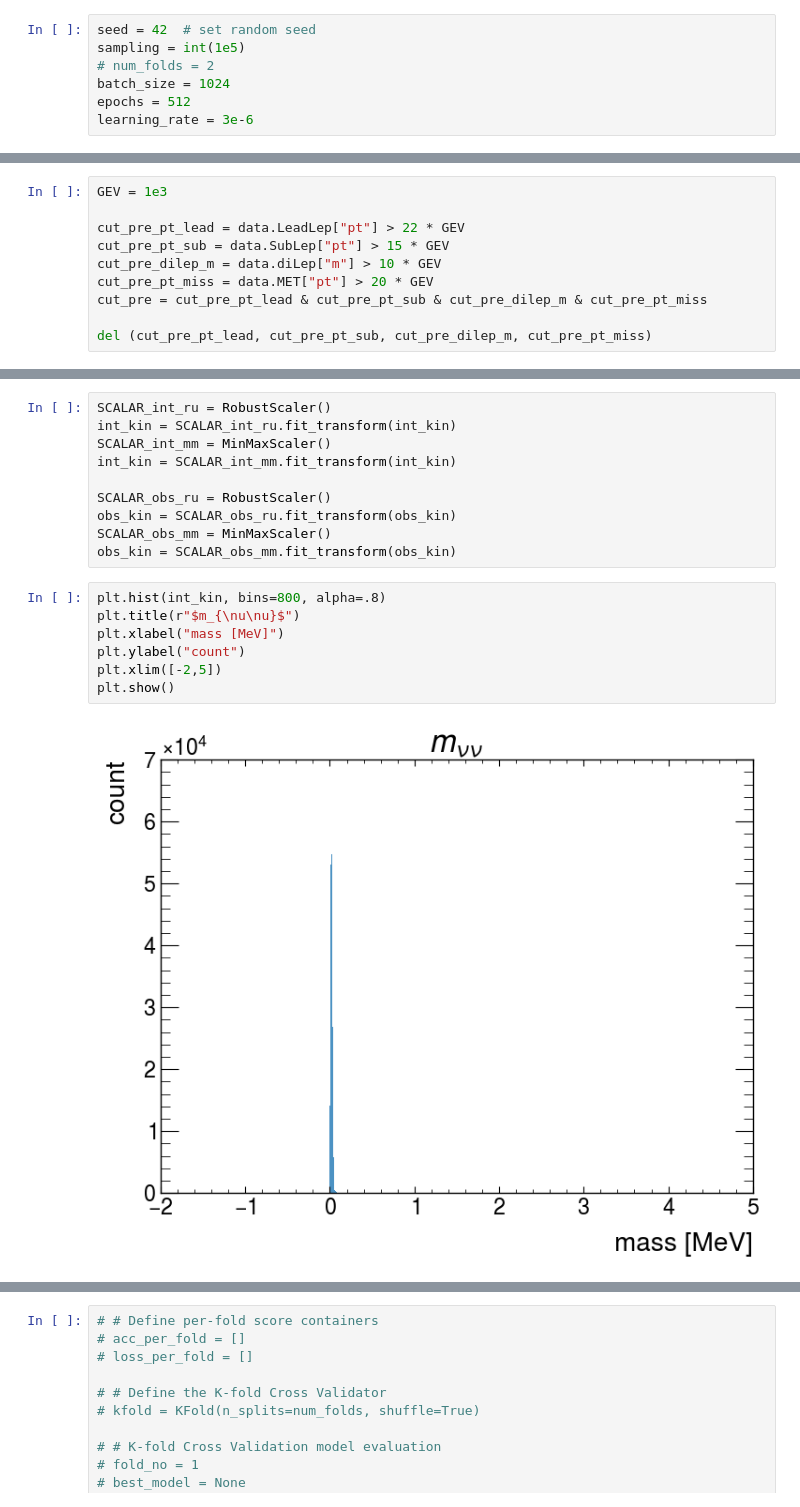
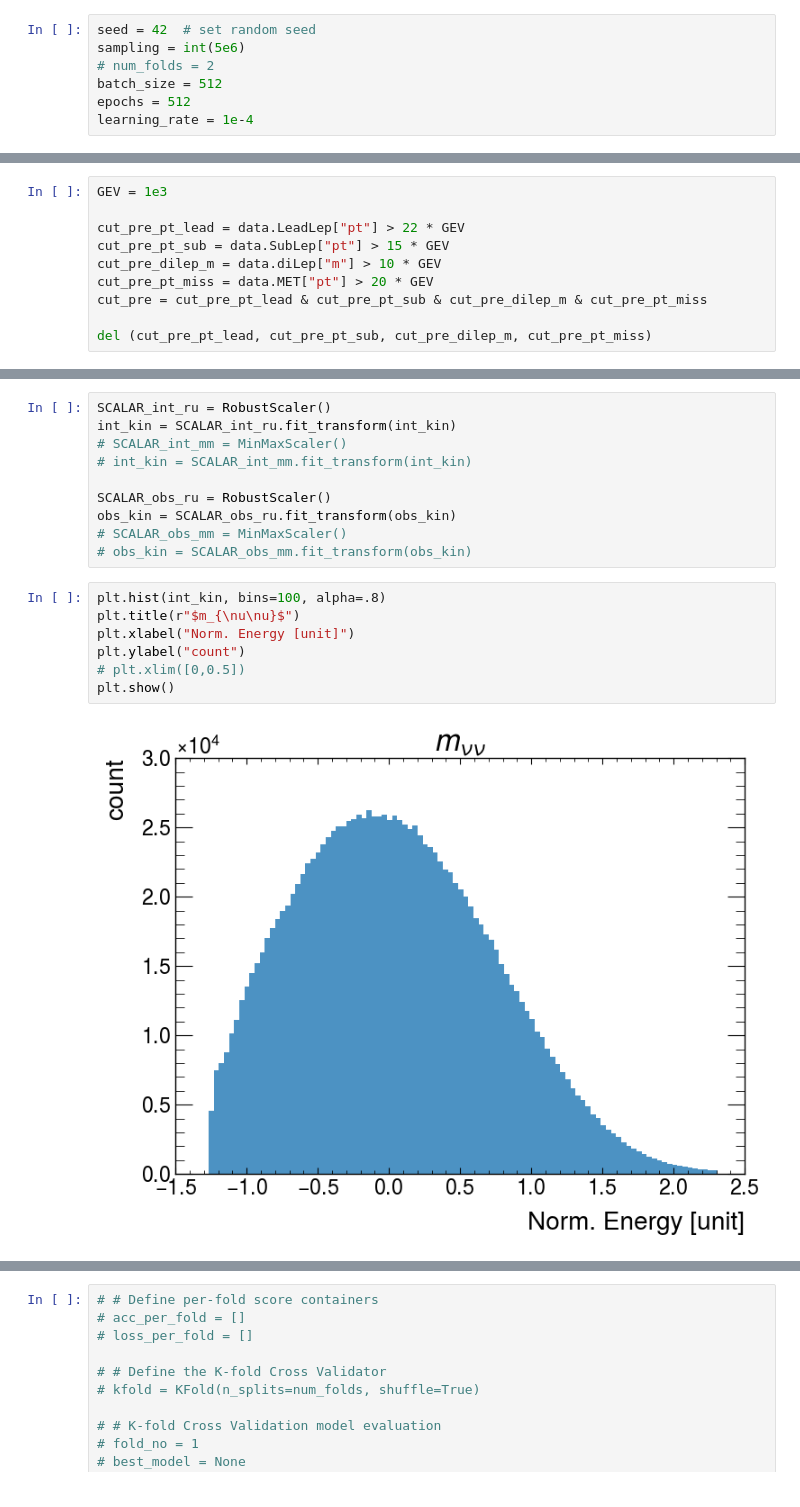
Before and after one commit to yygarypeng/QE-mls, a Jupyter notebook: DNN_modified_m.ipynb, the cells around one changed output, grey strips where cells are left out. Cells and saved outputs as stored; diff of their text form.

```diff
--- a/DNN_modified_m.ipynb
+++ b/DNN_modified_m.ipynb
@@ -32,11 +32,11 @@ print()
 [PhysicalDevice(name='/physical_device:CPU:0', device_type='CPU'), PhysicalDevice(name='/physical_device:GPU:0', device_type='GPU'), PhysicalDevice(name='/physical_device:GPU:1', device_type='GPU')]
 # %%
 seed = 42  # set random seed
-sampling = int(1e5)
+sampling = int(5e6)
 # num_folds = 2
-batch_size = 1024
+batch_size = 512
 epochs = 512
-learning_rate = 3e-6
+learning_rate = 1e-4
 # %%
 np.random.seed(seed)
 processor = gd.DataProcessor(sampling=sampling, processor=10)
@@ -135,22 +265,22 @@ plt.show()
 # %%
 SCALAR_int_ru = RobustScaler()
 int_kin = SCALAR_int_ru.fit_transform(int_kin)
-SCALAR_int_mm = MinMaxScaler()
-int_kin = SCALAR_int_mm.fit_transform(int_kin)
+# SCALAR_int_mm = MinMaxScaler()
+# int_kin = SCALAR_int_mm.fit_transform(int_kin)
 
 SCALAR_obs_ru = RobustScaler()
 obs_kin = SCALAR_obs_ru.fit_transform(obs_kin)
-SCALAR_obs_mm = MinMaxScaler()
-obs_kin = SCALAR_obs_mm.fit_transform(obs_kin)
+# SCALAR_obs_mm = MinMaxScaler()
+# obs_kin = SCALAR_obs_mm.fit_transform(obs_kin)
 # %%
-plt.hist(int_kin, bins=800, alpha=.8)
+plt.hist(int_kin, bins=100, alpha=.8)
 plt.title(r"$m_{\nu\nu}$")
-plt.xlabel("mass [MeV]")
+plt.xlabel("Norm. Energy [unit]")
 plt.ylabel("count")
-plt.xlim([-2,5])
+# plt.xlim([0,0.5])
 plt.show()
 # %% [output]
-[figure, old version]
+[figure, new version]
 # %%
 indices_arr = np.arange(int_kin.shape[0], dtype="int")
 train_indices, temp_indices = train_test_split(
```
Also changed, not shown: parts of 25 cells of this notebook, 3 other files.
